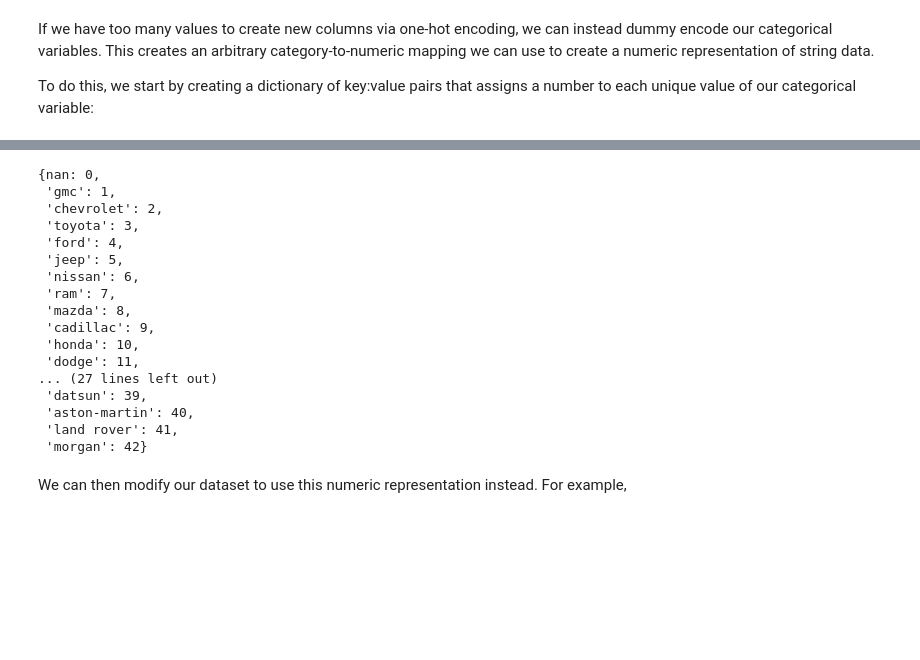
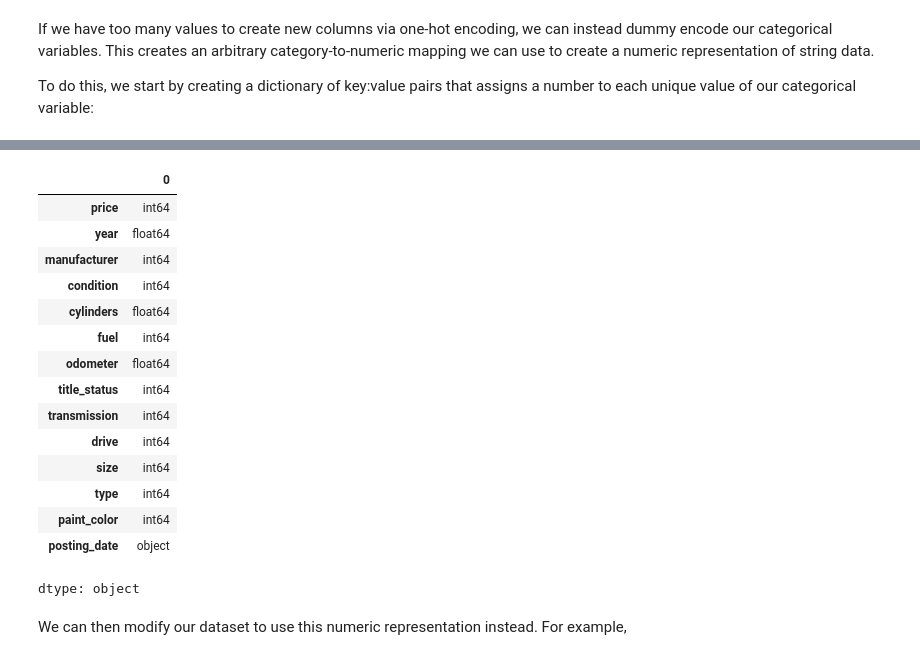
Before and after one commit to wetherc/data-2000, a Jupyter notebook: labs/040_linear-models-lab.ipynb, the cells around one changed output, grey strips where cells are left out. Saved outputs shown, nothing was run; the diff lists cells and outputs as text; code cells hidden in the pictures; blank space fills up the shorter version.

```diff
--- a/labs/040_linear-models-lab.ipynb
+++ b/labs/040_linear-models-lab.ipynb
@@ -381,3 +453,11 @@ pd.get_dummies(data.loc[data["manufacturer"].notna(), "manufacturer"].head())
 If we have too many values to create new columns via one-hot encoding, we can instead dummy encode our categorical variables. This creates an arbitrary category-to-numeric mapping we can use to create a numeric representation of string data.
 
 To do this, we start by creating a dictionary of key:value pairs that assigns a number to each unique value of our categorical variable:
+# %%
+cat_cols = [
+    col
+    for col in data.columns
+    if str(data[col].dtype) == "object"
+]
+cat_cols = cat_cols[:-1]
+cat_cols
@@ -383,0 +474,3 @@ To do this, we start by creating a dictionary of key:value pairs that assigns a
+# %%
+for col in cat_cols:
+    print(col, len(data[col].unique()))
@@ -384,27 +487,40 @@ To do this, we start by creating a dictionary of key:value pairs that assigns a
 # %%
-manufacturers = {
-    key: idx
-    for idx, key in enumerate(data["manufacturer"].unique().tolist())
-}
-manufacturers
+lookup_dict = {}
+    # "manufacturers" : {
+    #    "gmc": 1,
+    #    ...
+    # }
+
+for col in cat_cols:
+    lookup_dict[col] = {
+        key: idx
+        for idx, key in enumerate(data[col].unique().tolist())
+    }
-# %% [output]
-{nan: 0,
- 'gmc': 1,
- 'chevrolet': 2,
- 'toyota': 3,
- 'ford': 4,
- 'jeep': 5,
- 'nissan': 6,
- 'ram': 7,
- 'mazda': 8,
- 'cadillac': 9,
- 'honda': 10,
- 'dodge': 11,
-... (27 lines left out)
- 'datsun': 39,
- 'aston-martin': 40,
- 'land rover': 41,
- 'morgan': 42}
+# %%
+for col in cat_cols:
+    data[col] = data[col].apply(
+        lambda x: lookup_dict[col].get(x, None)
+    )
+    data[col] = pd.to_numeric(data[col], errors="coerce")
+# %%
+data.dtypes
+# %% [output]
+|  | 0 |
+| price | int64 |
+| year | float64 |
+| manufacturer | int64 |
+| condition | int64 |
+| cylinders | float64 |
+| fuel | int64 |
+| odometer | float64 |
+| title_status | int64 |
+| transmission | int64 |
+| drive | int64 |
+| size | int64 |
+| type | int64 |
+| paint_color | int64 |
+| posting_date | object |
+dtype: object
 # %% [markdown]
 We can then modify our dataset to use this numeric representation instead. For example,
 # %%
```
Also changed, not shown: parts of 9 cells of this notebook.
